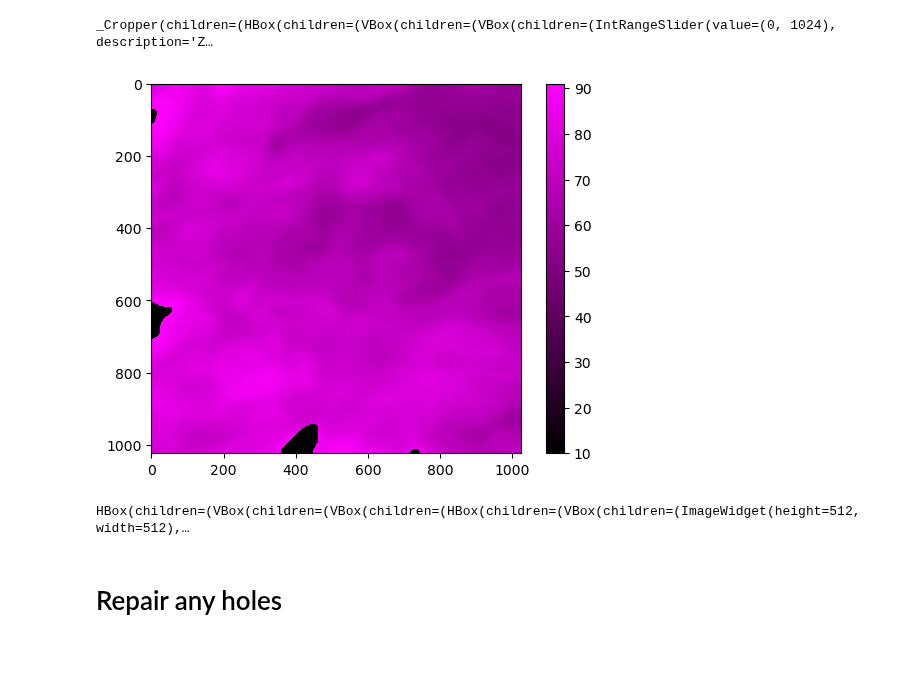
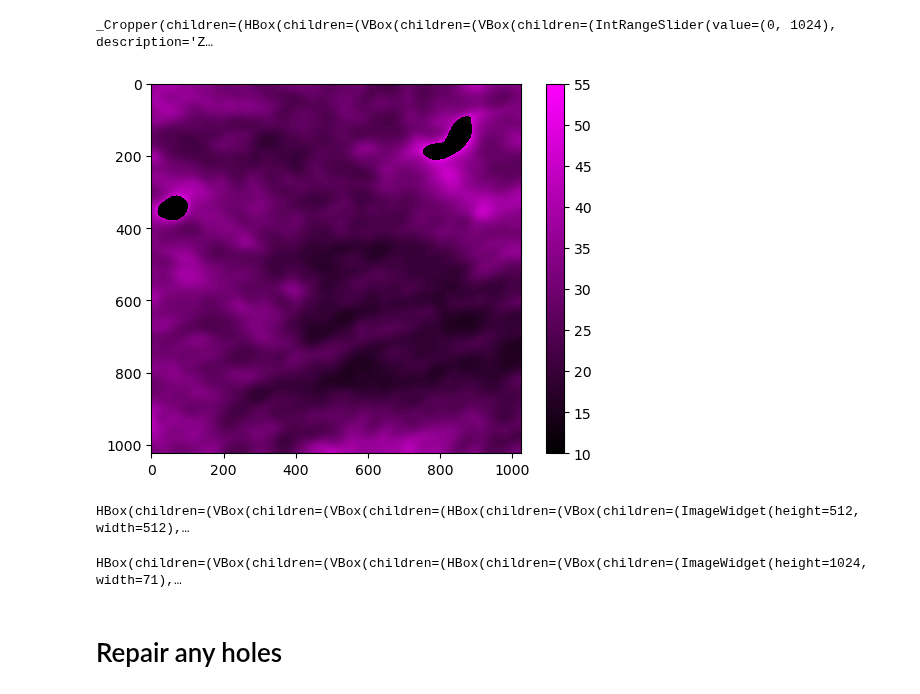
Before and after one commit to xies/mouse_skin_size_control, a Jupyter notebook: assemble_movie_notebooks/find_basement_membrane.ipynb, the cells around one changed output. Drawn from its saved outputs; the diff is of its cells as text; code cells hidden in the pictures; blank space fills up the shorter version.

Commit message:
notebooks for prairie view

```diff
--- a/assemble_movie_notebooks/find_basement_membrane.ipynb
+++ b/assemble_movie_notebooks/find_basement_membrane.ipynb
@@ -28,15 +28,19 @@ def get_z_gradient(imblur,sign):
 
     return _tmp_diff
 
-def find_z_of_maximal_gradient(im_diff,z_shift):
+def find_z_of_maximal_gradient(im_diff,z_shift,threshold=0.2,method='threshold'):
     ZZ,YY,XX = imstack.shape
 
-    idx = np.zeros((YY,XX))
-    for x in range(XX):
-        for y in range(YY):
-            hits = np.where(im_diff[:,y,x] > 0.1)[0]
-            if len(hits)>0:
-                idx[y,x] = hits[0]
+    if method == 'maximum':
+        idx = np.argmax(im_diff,axis=0)
+
+    if method == 'threshold':
+        idx = np.zeros((YY,XX))
+        for x in range(XX):
+            for y in range(YY):
+                hits = np.where(im_diff[:,y,x] > threshold)[0]
+                if len(hits)>0:
+                    idx[y,x] = hits[0]
     heightmap = idx
 
     Iz = np.round(heightmap + z_shift).astype(int)
@@ -45,9 +49,10 @@ def find_z_of_maximal_gradient(im_diff,z_shift):
 # %% [markdown]
 # 0. Load stack
 # %%
+dirname = '/Users/xies/Library/CloudStorage/OneDrive-Stanford/Skin/Two photon/NMS/Dermal topography/10-03-2025 Cdh5-RFP blood vessels/Male 6121/Left paw R2/0. Day 0/'
 
-dirname = '/Users/xies/Library/CloudStorage/OneDrive-Stanford/Skin/Two photon/NMS/Dermal topography/09-27-2025 MemGFP fold logevity/F1 cage 3015 MemGFP NoFUCCI/R2/'
-imstack = io.imread(path.join(dirname,'0. Day 0/B_reg.tif'))
+# dirname = '/Users/xies/Library/CloudStorage/OneDrive-Stanford/Skin/Two photon/NMS/Dermal topography/09-27-2025 MemGFP fold logevity/F1 cage 3015 MemGFP NoFUCCI/R2/'
+imstack = io.imread(path.join(dirname,'B_reg.tif'))
 
 stackview.slice(imstack, zoom_factor=0.5 )
 # %% [output]
@@ -59,7 +64,7 @@ ZZ,YY,XX = imstack.shape
 
 # Pixels to blur in XY or Z
 XY_sigma = 15
-Z_sigma = 5
+Z_sigma = 10
 
 im_z_blur = gaussian_filter(imstack,sigma=[Z_sigma,XY_sigma,XY_sigma])
 # %%
@@ -75,17 +80,17 @@ cropped_blur = im_z_blur[cropper.range[2],...]
 # %%
 # Set sign to +1 if using 'collagen only' and -1 if keratinocytes only
 sign = +1
 
 # How much to 'shift up or down' (NB: +z is down)
 z_shift = +10
 
 im_diff = get_z_gradient(cropped_blur,sign)
-Iz = find_z_of_maximal_gradient(im_diff/im_diff.max(),z_shift)
+Iz = find_z_of_maximal_gradient(im_diff/im_diff.max(),z_shift,method='threshold',threshold=0.2)
 Iz += Z_top
 
 stackview.imshow(Iz.astype(np.int8),axes=True,colormap='pure_magenta',colorbar=True)
 # %% [output]
-[figure, old version]
+[figure, new version]
 # %%
 # Reconstruct the height image
 height_image = make_image_from_heightmap(Iz + Z_top,ZZ)
@@ -98,6 +103,17 @@ stackview.switch(
 )
 # %% [output]
 HBox(children=(VBox(children=(VBox(children=(HBox(children=(VBox(children=(ImageWidget(height=512, width=512),…
+# %%
+# Orthogonal view
+stackview.switch(
+    {'image': imstack.transpose(),
+     'height_image':height_image.transpose()},
+    colormap=["pure_magenta", "pure_green",'pure_cyan'],
+    toggleable=True,
+    zoom_factor=1,
+)
+# %% [output]
+HBox(children=(VBox(children=(VBox(children=(HBox(children=(VBox(children=(ImageWidget(height=1024, width=71),…
 # %% [markdown]
 # Repair any holes
 # %%
```
Also changed, not shown: parts of 2 cells of this notebook, 2 other files.
